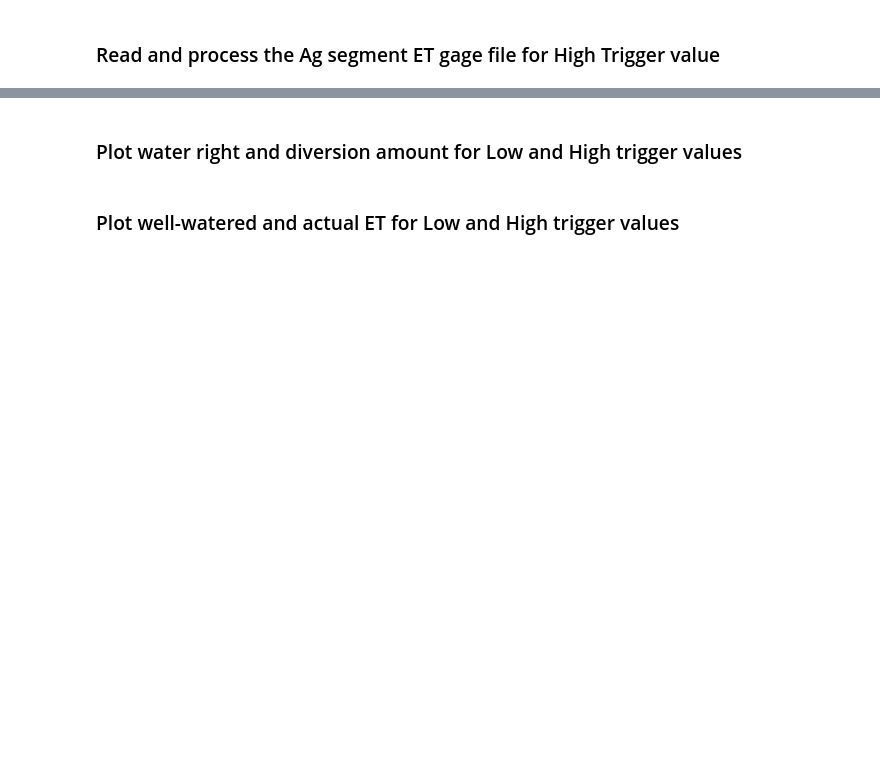
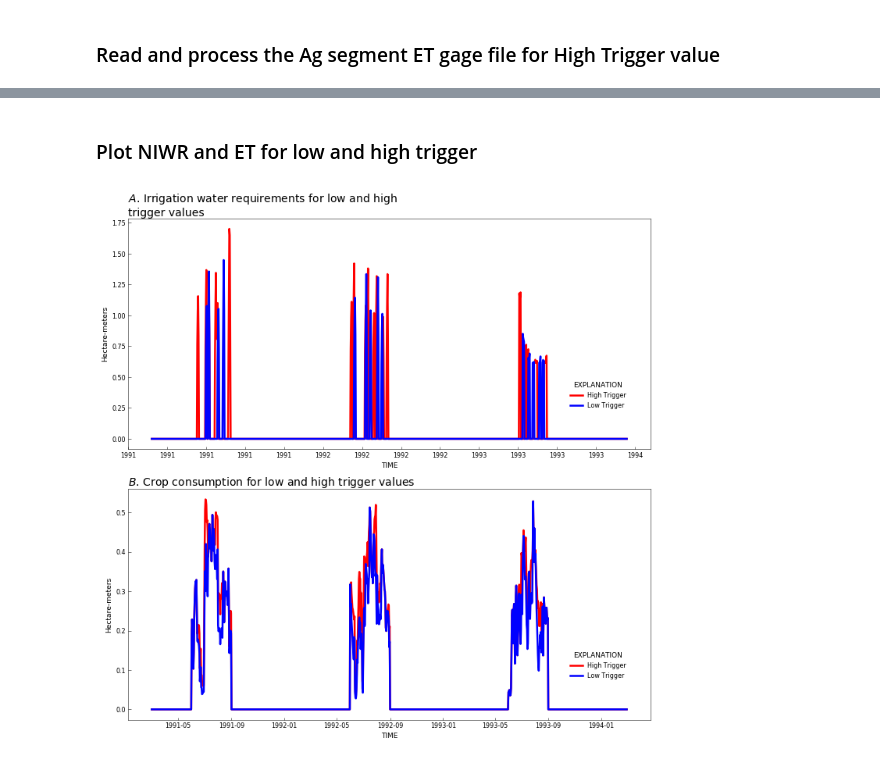
Before and after one commit to rniswon/gsflow_examples, a Jupyter notebook: sagehen_Agwater_trigger/notebook/Ag_trigger.ipynb, the cells around one changed output, grey strips where cells are left out. Cells and saved outputs as stored; diff of their text form; code cells hidden in the pictures; blank space fills up the shorter version.

```diff
--- a/sagehen_Agwater_trigger/notebook/Ag_trigger.ipynb
+++ b/sagehen_Agwater_trigger/notebook/Ag_trigger.ipynb
@@ -79,8 +79,6 @@ for line in lines2:
     if dates[i]>enddate[0]:
         break
     if dates[i]>=startdate[0]:
-        plotdates.append(dates[i])
-#        x.append(line.split()[0])
         y1_high_25.append(line.split()[4])
         y2_high_25.append(line.split()[5])
         y3_high_25.append(line.split()[6])
@@ -97,6 +95,7 @@ x2=np.array(y1_high_25,dtype=float)
 x2=x2*0.0001
 x1=x1+x2
 y1_high_24=x1
+y1_high_24_cum=x1.cumsum()
 
 x1=np.array(y2_high_24,dtype=float)
 # convert to hectare-meter
@@ -116,13 +115,14 @@ y3_high_24=x1
 
 # sum SW+GW
 x1=np.array(y2_high_24,dtype=float)
-# convert to hectare-meter
-x1=x1*0.0001
 x2=np.array(y3_high_24,dtype=float)
-x2=x2*0.0001
 x1=x1+x2
 y4_high_24=x1
+y4_high_24_cum=x1.cumsum()
 
+#print out average annual NIWR
+print(y1_high_24_cum[len(y1_high_24_cum)-1]/3)
+print(y4_high_24_cum[len(y4_high_24_cum)-1]/3)
 
 header=[]
 
@@ -371,39 +387,47 @@ y4et_Low_24=x1
 # %% [markdown]
-### Plot water right and diversion amount for Low and High trigger values
+### Plot NIWR and ET for low and high trigger
 # %%
 # blow up the fonts for this demo
 plt.rcParams['xtick.labelsize'] = 8
 plt.rcParams['ytick.labelsize'] = 8
 plt.rcParams['axes.titlesize'] = 14
 
-fig, axes = plt.subplots(2, 1, figsize=(10, 10))
-axes = axes.flat
-axes[0].plot(plotdates,y1_low_24,color='g', linewidth=1.5, label=header[4])
-axes[0].plot(plotdates,y2_low_24,color='b', linewidth=1.0, label=header[5])
+fig, axis = plt.subplots(2, 1, figsize=(10, 10))
+axis = axis.flat
 
-axes[1].plot(plotdates,y1_high_24,color='g', linewidth=1.5, label=header[4])
-axes[1].plot(plotdates,y2_high_24,color='b', linewidth=1.0, label=header[5])
+axis[0].plot(plotdates,y2_high_24,color='r', linewidth=2.5, label="High Trigger")
+axis[0].plot(plotdates,y2_low_24,color='b', linewidth=2.5, label="Low Trigger")
 
-axes[0].set_ylabel('Hectare-meters per day')
-axes[0].set_xlabel(header[0])
+axis[1].plot(plotdates,y1et_high_24,color='r', linewidth=2.5, label="High Trigger")
+axis[1].plot(plotdates,y2et_low_24,color='b', linewidth=2.5, label="Low Trigger")
 
-plt.ylabel('Hectare-meters per day')
+
+
+axis[0].set_ylabel('Hectare-meters')
+axis[0].set_xlabel(header[0])
+
+
+plt.ylabel('Hectare-meters')
 plt.xlabel(header[0])
 
-rf.title(axes[0], 'Irrigation water right and diversion amount for low trigger value', subplot_prefix='A')
+start, end = axis[0].get_xlim()
+axis[0].xaxis.set_ticks(np.arange(start, end, 90.0))
 
-#rf.axes_numbering(axes[1], format_x=True)
-rf.title(axes[1], 'Irrigation water right and diversion amount for high trigger value', subplot_prefix='B')
+rf.title(axis[0], 'Irrigation water requirements for low and high trigger values', subplot_prefix='A')
+
+#rf.axis_numbering(axis[1], format_x=True)
+fmt = mdates.DateFormatter('%Y-%m-%d')
+rf.title(axis[1], 'Crop consumption for low and high trigger values', subplot_prefix='B')
 
 # Set legend
-handles, labels = axes[0].get_legend_handles_labels()
-rf.legend(axes[0], handles, labels, bbox_to_anchor=(.9, 0.4))
+handles, labels = axis[0].get_legend_handles_labels()
+rf.legend(axis[0], handles, labels, bbox_to_anchor=(.9, 0.15))
 
 # Set legend
-handles, labels = axes[1].get_legend_handles_labels()
-rf.legend(axes[1], handles, labels, bbox_to_anchor=(.9, 0.4))
+handles, labels = axis[1].get_legend_handles_labels()
+rf.legend(axis[1], handles, labels, bbox_to_anchor=(.9, 0.15))
 
 plt.tight_layout()
-plt.savefig('WR_triggercomp.pdf')
+plt.savefig('WR_Trigger_ET.pdf')
+# %% [output]
+[figure, added]
-# %% [markdown]
-### Plot well-watered and actual ET for Low and High trigger values
```
Also changed, not shown: parts of 8 cells of this notebook, 15 other files.
